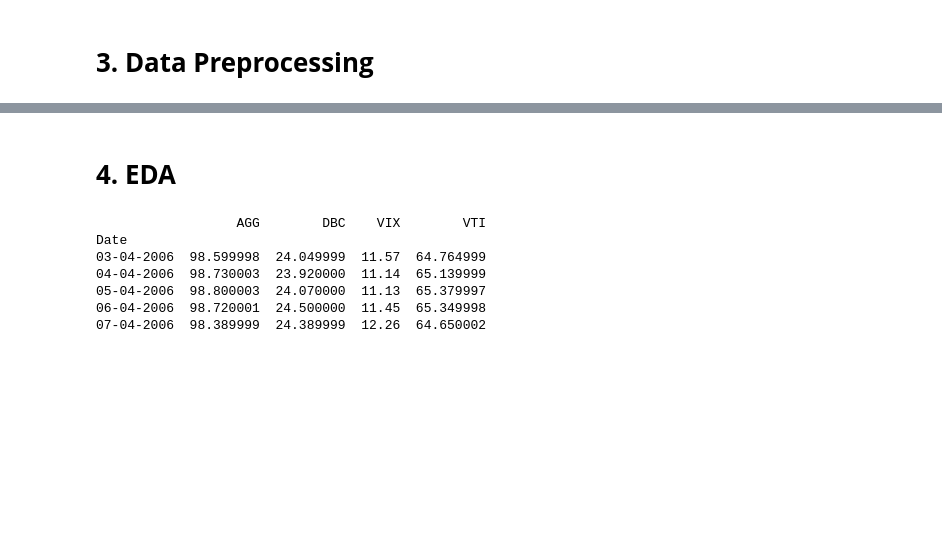
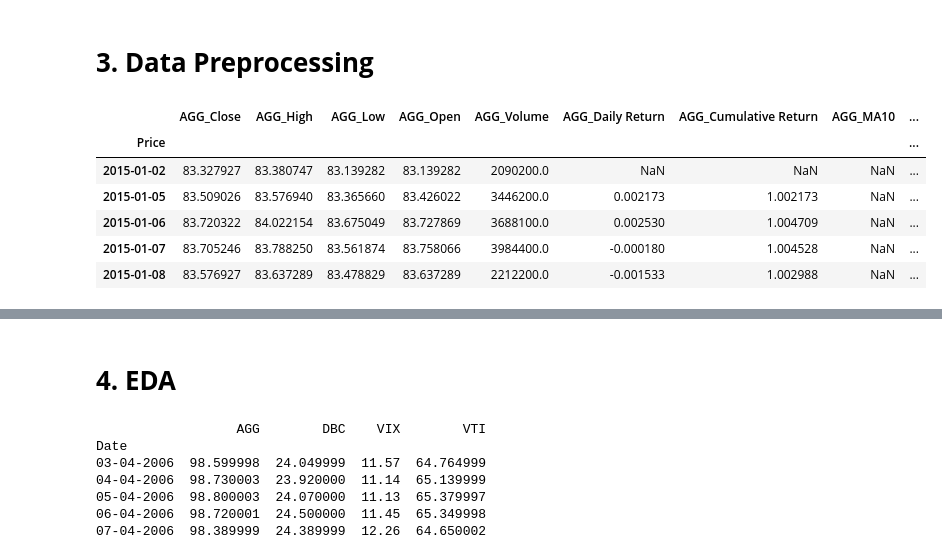
Before and after one commit to Saisha0512/Portfolio_Optimization_ML_DL, a Jupyter notebook: Portfolio_Optimization_ML_DL.ipynb, the cells around one changed output, grey strips where cells are left out. Drawn from its saved outputs; the diff is of its cells as text; code cells hidden in the pictures; blank space fills up the shorter version.

```diff
--- a/Portfolio_Optimization_ML_DL.ipynb
+++ b/Portfolio_Optimization_ML_DL.ipynb
@@ -39,7 +43,7 @@ import yfinance as yf
 import pandas as pd
 
 # Define the ticker symbols
-tickers = ['AGG', 'VTI', 'DBC', 'VIX']  # Use '^VIX' for the volatility index
+tickers = ['AGG', 'VTI', 'DBC', '^VIX']  # Use '^VIX' for the volatility index
 
 # Set the time period
 start_date = '2015-01-01'
@@ -126,3 +166,13 @@ agg_clean = preprocess_asset(agg, 'AGG')
 vti_clean = preprocess_asset(vti, 'VTI')
 dbc_clean = preprocess_asset(dbc, 'DBC')
 vix_clean = preprocess_asset(vix, 'VIX')
+# %%
+agg_clean.head()
+# %% [output]
+|  | AGG_Close | AGG_High | AGG_Low | AGG_Open | AGG_Volume | AGG_Daily Return | AGG_Cumulative Return | AGG_MA10 | ... |
+| Price |  |  |  |  |  |  |  |  | ... |
+| 2015-01-02 | 83.327927 | 83.380747 | 83.139282 | 83.139282 | 2090200.0 | NaN | NaN | NaN | ... |
+| 2015-01-05 | 83.509026 | 83.576940 | 83.365660 | 83.426022 | 3446200.0 | 0.002173 | 1.002173 | NaN | ... |
+| 2015-01-06 | 83.720322 | 84.022154 | 83.675049 | 83.727869 | 3688100.0 | 0.002530 | 1.004709 | NaN | ... |
+| 2015-01-07 | 83.705246 | 83.788250 | 83.561874 | 83.758066 | 3984400.0 | -0.000180 | 1.004528 | NaN | ... |
+| 2015-01-08 | 83.576927 | 83.637289 | 83.478829 | 83.637289 | 2212200.0 | -0.001533 | 1.002988 | NaN | ... |
```
Also changed, not shown: parts of 12 cells of this notebook.
